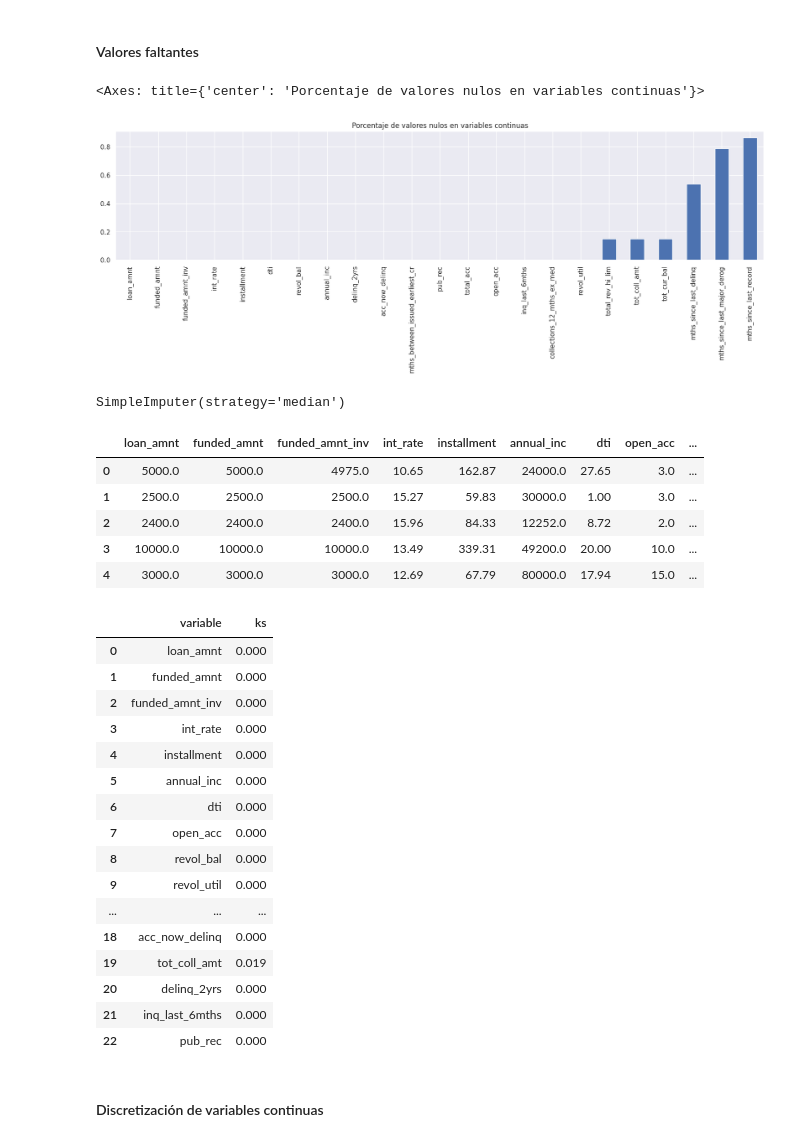
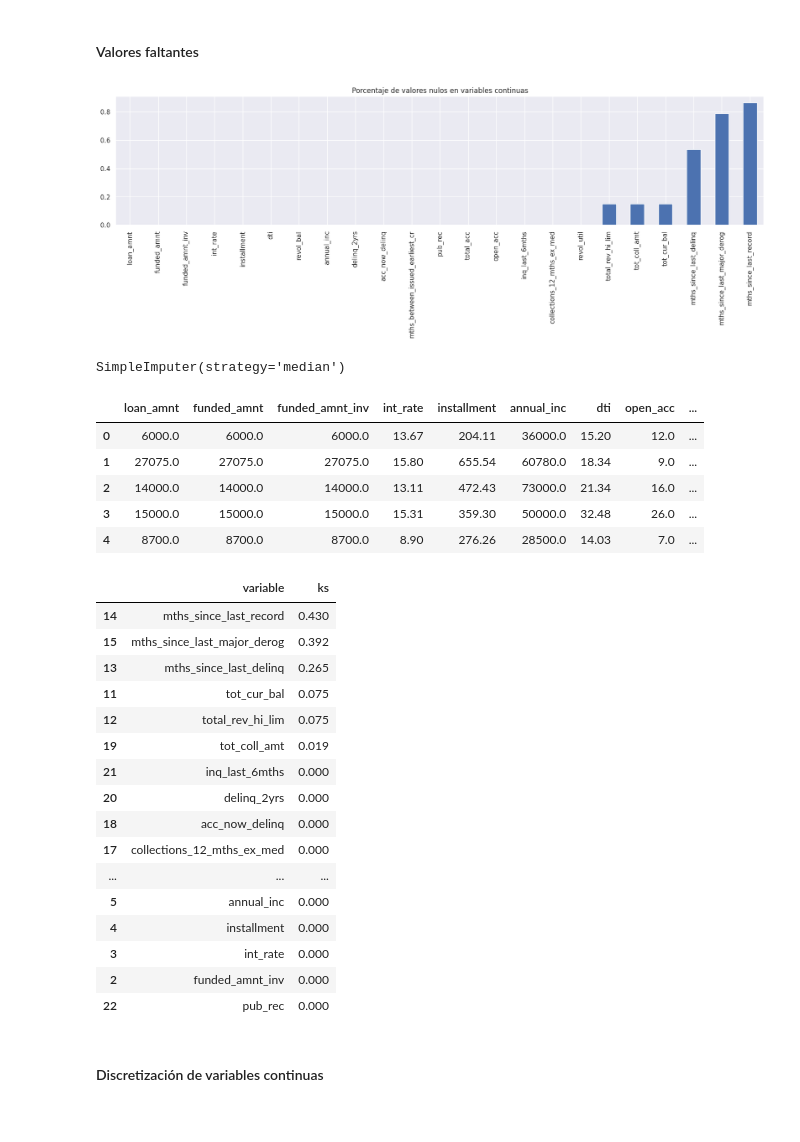
Before and after one commit to alesm99/credit_scoring, a Jupyter notebook: 3_Discretización.ipynb, the cells around one changed output. Cells and saved outputs as stored; diff of their text form; code cells hidden in the pictures.

```diff
--- a/3_Discretización.ipynb
+++ b/3_Discretización.ipynb
@@ -22,4 +22,5 @@ warnings.filterwarnings('ignore')
 # %% [markdown]
 ### Lectura de los datos
 # %%
-datos = pd.read_csv('~/data_clean.csv')
+train=pd.read_csv('~/train.csv')
+train.head()
@@ -84,46 +81,46 @@ len(varc),len(vard)
 # %% [markdown]
 #### Valores faltantes
 # %%
-df[varc].isna().mean().sort_values().plot(kind='bar',figsize=(20,4),title='Porcentaje de valores nulos en variables continuas')
+train[varc].isna().mean().sort_values().plot(kind='bar',figsize=(20,4),title='Porcentaje de valores nulos en variables continuas')
+plt.show()
 # %% [output]
-<Axes: title={'center': 'Porcentaje de valores nulos en variables continuas'}>
 [figure]
 # %%
 im = SimpleImputer(strategy='median')
-im.fit(df[varc])
+im.fit(train[varc])
 # %% [output]
 SimpleImputer(strategy='median')
 # %%
-X_i=pd.DataFrame(im.transform(df[varc]),columns=varc) #imputamos valores faltantes con la mediana
-X_i.head()
+train_i=pd.DataFrame(im.transform(train[varc]),columns=varc) #imputamos valores faltantes con la mediana
+train_i.head()
 # %% [output]
 |  | loan_amnt | funded_amnt | funded_amnt_inv | int_rate | installment | annual_inc | dti | open_acc | ... |
-| 0 | 5000.0 | 5000.0 | 4975.0 | 10.65 | 162.87 | 24000.0 | 27.65 | 3.0 | ... |
-| 1 | 2500.0 | 2500.0 | 2500.0 | 15.27 | 59.83 | 30000.0 | 1.00 | 3.0 | ... |
-| 2 | 2400.0 | 2400.0 | 2400.0 | 15.96 | 84.33 | 12252.0 | 8.72 | 2.0 | ... |
-| 3 | 10000.0 | 10000.0 | 10000.0 | 13.49 | 339.31 | 49200.0 | 20.00 | 10.0 | ... |
-| 4 | 3000.0 | 3000.0 | 3000.0 | 12.69 | 67.79 | 80000.0 | 17.94 | 15.0 | ... |
+| 0 | 6000.0 | 6000.0 | 6000.0 | 13.67 | 204.11 | 36000.0 | 15.20 | 12.0 | ... |
+| 1 | 27075.0 | 27075.0 | 27075.0 | 15.80 | 655.54 | 60780.0 | 18.34 | 9.0 | ... |
+| 2 | 14000.0 | 14000.0 | 14000.0 | 13.11 | 472.43 | 73000.0 | 21.34 | 16.0 | ... |
+| 3 | 15000.0 | 15000.0 | 15000.0 | 15.31 | 359.30 | 50000.0 | 32.48 | 26.0 | ... |
+| 4 | 8700.0 | 8700.0 | 8700.0 | 8.90 | 276.26 | 28500.0 | 14.03 | 7.0 | ... |
 # %%
 #calculamos estadistico ks
-ks=pd.DataFrame(map(lambda x: (x,round(stats.ks_2samp(X_i[x],df[x].dropna()).statistic,3)),varc),columns=['variable','ks'])
-ks
+ks=pd.DataFrame(map(lambda x: (x,round(stats.ks_2samp(train_i[x],train[x].dropna()).statistic,3)),varc),columns=['variable','ks'])
+ks.sort_values(by='ks',ascending=False)
 # %% [output]
 |  | variable | ks |
-| 0 | loan_amnt | 0.000 |
-| 1 | funded_amnt | 0.000 |
+| 14 | mths_since_last_record | 0.430 |
+| 15 | mths_since_last_major_derog | 0.392 |
+| 13 | mths_since_last_delinq | 0.265 |
+| 11 | tot_cur_bal | 0.075 |
+| 12 | total_rev_hi_lim | 0.075 |
+| 19 | tot_coll_amt | 0.019 |
+| 21 | inq_last_6mths | 0.000 |
+| 20 | delinq_2yrs | 0.000 |
+| 18 | acc_now_delinq | 0.000 |
+| 17 | collections_12_mths_ex_med | 0.000 |
+| ... | ... | ... |
+| 5 | annual_inc | 0.000 |
+| 4 | installment | 0.000 |
+| 3 | int_rate | 0.000 |
 | 2 | funded_amnt_inv | 0.000 |
-| 3 | int_rate | 0.000 |
-| 4 | installment | 0.000 |
-| 5 | annual_inc | 0.000 |
-| 6 | dti | 0.000 |
-| 7 | open_acc | 0.000 |
-| 8 | revol_bal | 0.000 |
-| 9 | revol_util | 0.000 |
-| ... | ... | ... |
-| 18 | acc_now_delinq | 0.000 |
-| 19 | tot_coll_amt | 0.019 |
-| 20 | delinq_2yrs | 0.000 |
-| 21 | inq_last_6mths | 0.000 |
 | 22 | pub_rec | 0.000 |
 # %%
 # variables con ks menor a .1, no las afecta la imputacion
```
Also changed, not shown: parts of 66 cells of this notebook.
